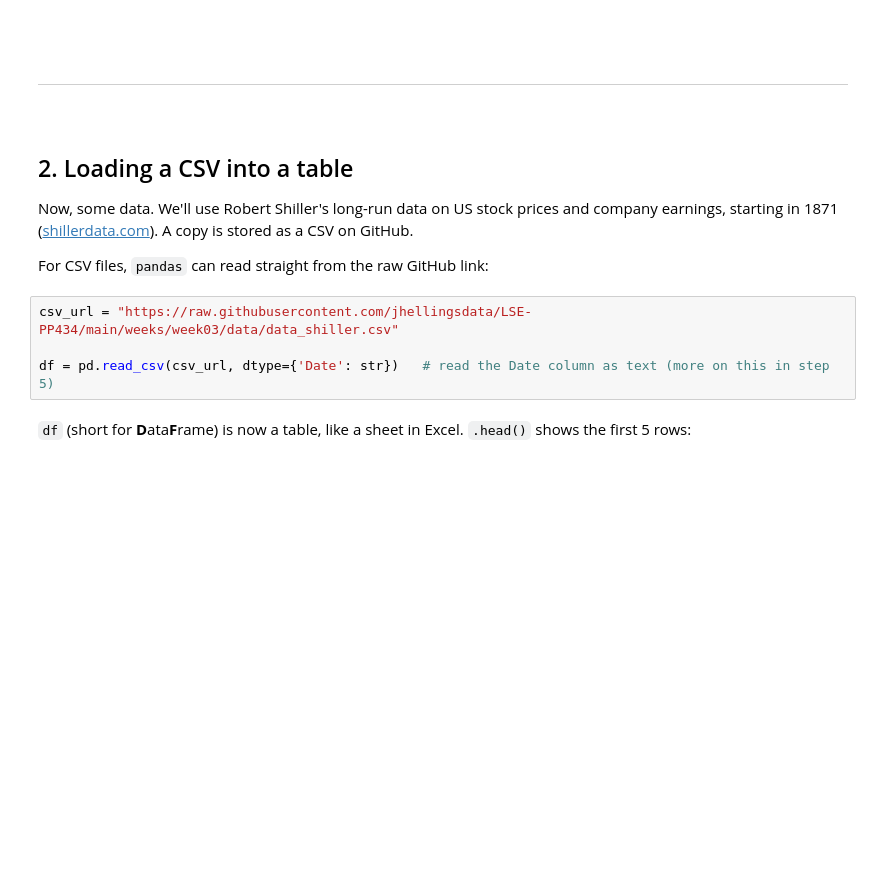
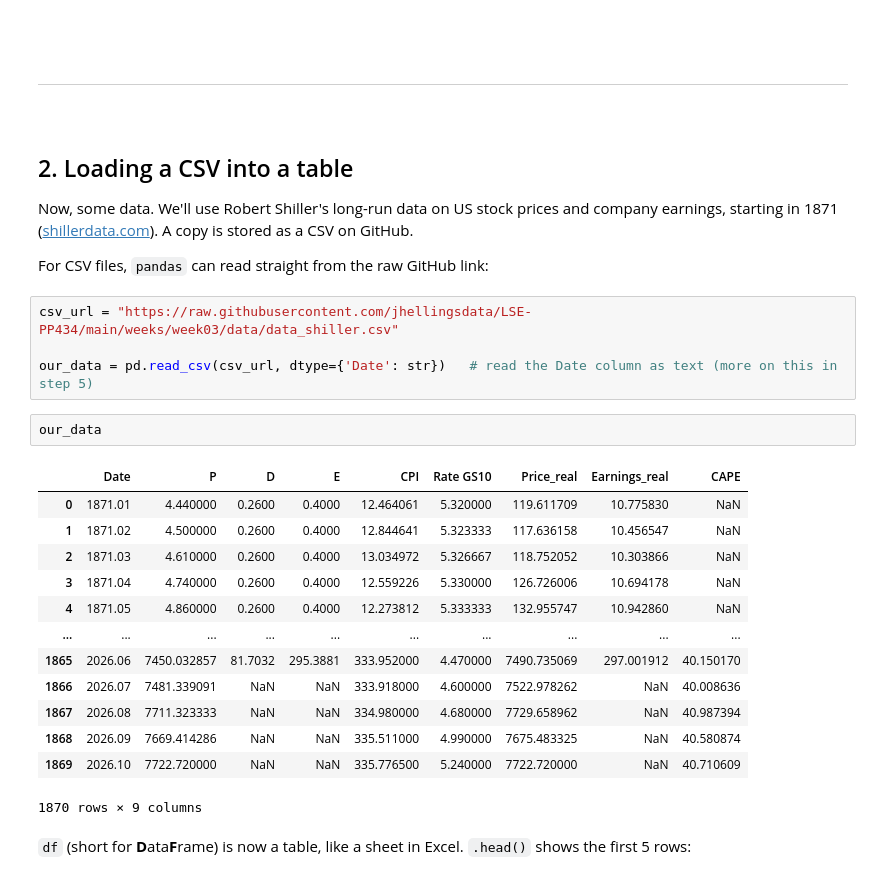
Before and after one commit to MarcoUzzauLSE/MarcoUzzauLSE.github.io, a Jupyter notebook: weeks/week03/notebooks/DS3_2_Requests_Shiller.ipynb, the cells around one changed output. Cells and saved outputs as stored; diff of their text form; blank space fills up the shorter version.

```diff
--- a/weeks/week03/notebooks/DS3_2_Requests_Shiller.ipynb
+++ b/weeks/week03/notebooks/DS3_2_Requests_Shiller.ipynb
@@ -104,7 +104,23 @@ For CSV files, `pandas` can read straight from the raw GitHub link:
 # %%
 csv_url = "https://raw.githubusercontent.com/jhellingsdata/LSE-PP434/main/weeks/week03/data/data_shiller.csv"
 
-df = pd.read_csv(csv_url, dtype={'Date': str})   # read the Date column as text (more on this in step 5)
+our_data = pd.read_csv(csv_url, dtype={'Date': str})   # read the Date column as text (more on this in step 5)
+# %%
+our_data
+# %% [output]
+|  | Date | P | D | E | CPI | Rate GS10 | Price_real | Earnings_real | CAPE |
+| 0 | 1871.01 | 4.440000 | 0.2600 | 0.4000 | 12.464061 | 5.320000 | 119.611709 | 10.775830 | NaN |
+| 1 | 1871.02 | 4.500000 | 0.2600 | 0.4000 | 12.844641 | 5.323333 | 117.636158 | 10.456547 | NaN |
+| 2 | 1871.03 | 4.610000 | 0.2600 | 0.4000 | 13.034972 | 5.326667 | 118.752052 | 10.303866 | NaN |
+| 3 | 1871.04 | 4.740000 | 0.2600 | 0.4000 | 12.559226 | 5.330000 | 126.726006 | 10.694178 | NaN |
+| 4 | 1871.05 | 4.860000 | 0.2600 | 0.4000 | 12.273812 | 5.333333 | 132.955747 | 10.942860 | NaN |
+| ... | ... | ... | ... | ... | ... | ... | ... | ... | ... |
+| 1865 | 2026.06 | 7450.032857 | 81.7032 | 295.3881 | 333.952000 | 4.470000 | 7490.735069 | 297.001912 | 40.150170 |
+| 1866 | 2026.07 | 7481.339091 | NaN | NaN | 333.918000 | 4.600000 | 7522.978262 | NaN | 40.008636 |
+| 1867 | 2026.08 | 7711.323333 | NaN | NaN | 334.980000 | 4.680000 | 7729.658962 | NaN | 40.987394 |
+| 1868 | 2026.09 | 7669.414286 | NaN | NaN | 335.511000 | 4.990000 | 7675.483325 | NaN | 40.580874 |
+| 1869 | 2026.10 | 7722.720000 | NaN | NaN | 335.776500 | 5.240000 | 7722.720000 | NaN | 40.710609 |
+1870 rows × 9 columns
 # %% [markdown]
 `df` (short for **D**ata**F**rame) is now a table, like a sheet in Excel. `.head()` shows the first 5 rows:
 # %%
```
Also changed, not shown: parts of 15 cells of this notebook.
